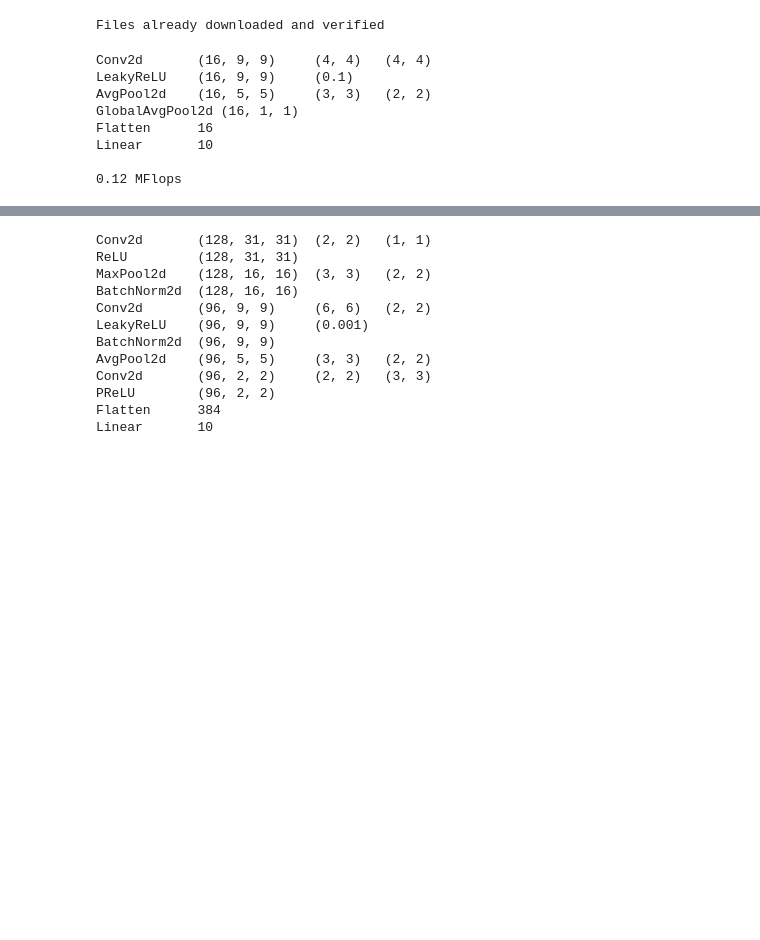
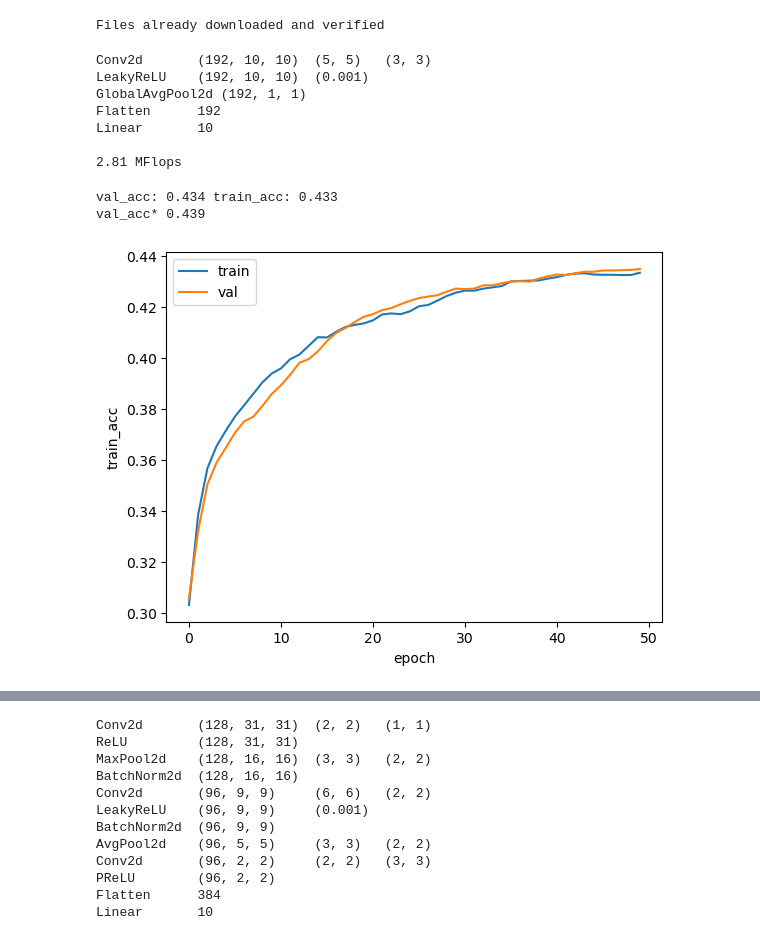
Before and after one commit to alkorolyov/sophius, a Jupyter notebook: notebooks/05_3_gen_models_peewee.ipynb, the cells around one changed output, grey strips where cells are left out. Saved outputs shown, nothing was run; the diff lists cells and outputs as text; code cells hidden in the pictures; blank space fills up the shorter version.

```diff
--- a/notebooks/05_3_gen_models_peewee.ipynb
+++ b/notebooks/05_3_gen_models_peewee.ipynb
@@ -40,50 +37,52 @@ model_gen = ConvModelGenerator(
     in_shape=(3, 32, 32),
     out_shape=10,
     conv_num=1,
     lin_num=1,
 )
 
 model_tmpl = model_gen.generate_model_tmpl()
 model = model_tmpl.instantiate_model().cuda()
 
 print(model_tmpl)
 flops = calc_model_flops(model, model_gen.in_shape)['flops']
 print(round(flops / 1024 / 1024, 2), 'MFlops')
 
 train_params = {
     'val_size': 10000,
     'batch_size': 256,
-    'num_epoch': 5,
+    'num_epoch': 50,
     'random_seed':42,
     'optimizer': 'AdamW',
     'opt_params': {
         'lr': 1e-3,
     },
     'scheduler': 'ExponentialLR',
     'sch_params': {
         'gamma': 0.95,
     },
 }
 
-# res = train_on_gpu_ex(
-#     model=model,
-#     dataset=cifar_gpu,
-#     verbose=True,
-#     **train_params,
-# )
-# print('val_acc* %.3f' % (estimate_acc(model_tmpl)))
-#
-# sns.lineplot(res, x='epoch', y='train_acc', label='train')
-# sns.lineplot(res, x='epoch', y='val_acc', label='val');
+res = train_on_gpu_ex(
+    model=model,
+    dataset=cifar_gpu,
+    verbose=True,
+    **train_params,
+)
+print('val_acc* %.3f' % (estimate_acc(model_tmpl)))
+
+sns.lineplot(res, x='epoch', y='train_acc', label='train')
+sns.lineplot(res, x='epoch', y='val_acc', label='val');
 # %% [output]
-Conv2d       (16, 9, 9)     (4, 4)   (4, 4)
-LeakyReLU    (16, 9, 9)     (0.1)
-AvgPool2d    (16, 5, 5)     (3, 3)   (2, 2)
-GlobalAvgPool2d (16, 1, 1)
-Flatten      16
+Conv2d       (192, 10, 10)  (5, 5)   (3, 3)
+LeakyReLU    (192, 10, 10)  (0.001)
+GlobalAvgPool2d (192, 1, 1)
+Flatten      192
 Linear       10
 
-0.12 MFlops
+2.81 MFlops
+val_acc: 0.434 train_acc: 0.433
+val_acc* 0.439
+[figure, added]
 # %%
 from sophius.db import database, Experiments, Models, ModelEpochs
 
```
Also changed, not shown: parts of 4 cells of this notebook.
